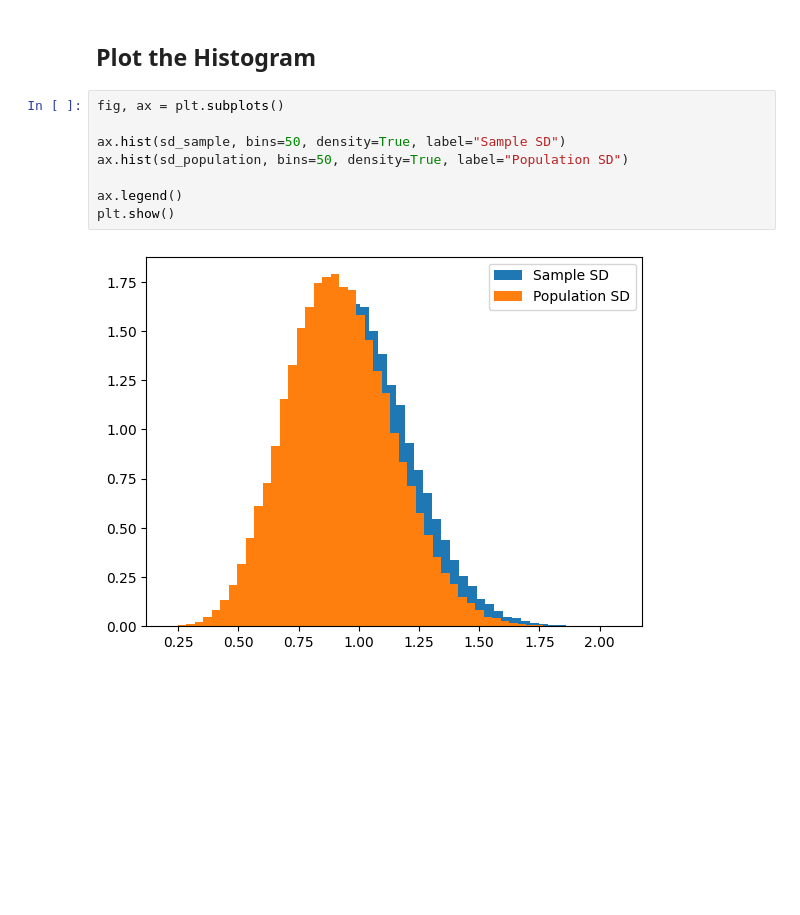
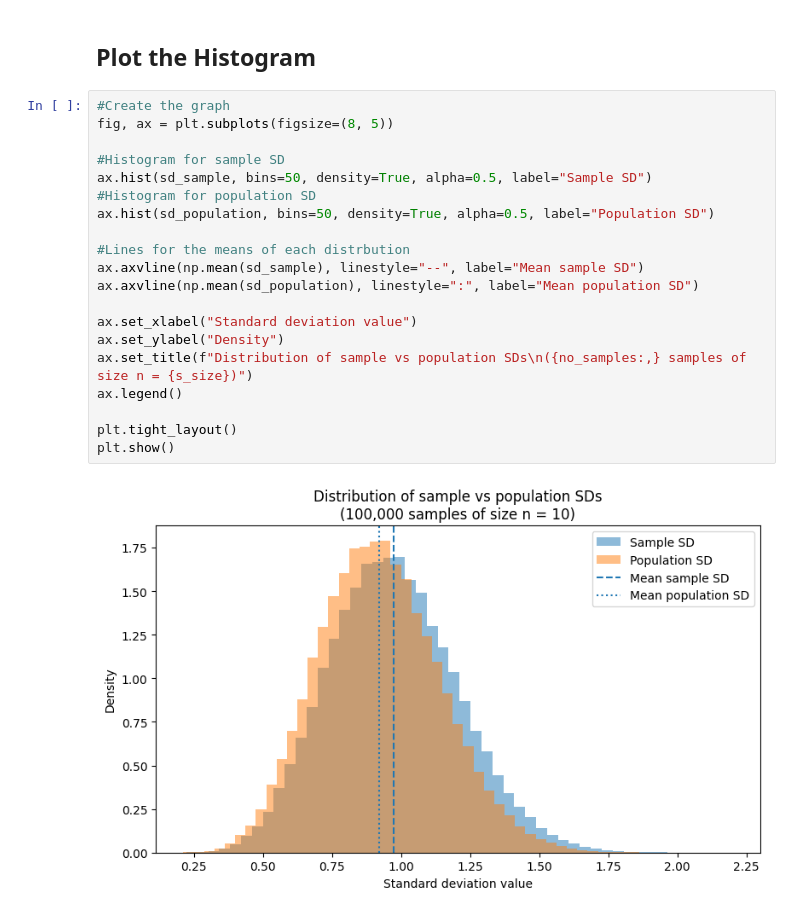
Before and after one commit to aoifeflav/applied_statistics, a Jupyter notebook: problems.ipynb, the cells around one changed output. Saved outputs shown, nothing was run; the diff lists cells and outputs as text; blank space fills up the shorter version.

Commit message:
Styling added to graph

```diff
--- a/problems.ipynb
+++ b/problems.ipynb
@@ -279,12 +279,24 @@ Population SD (ddof=0):
 # %% [markdown]
 ## Plot the Histogram
 # %%
-fig, ax = plt.subplots()
+#Create the graph
+fig, ax = plt.subplots(figsize=(8, 5))
 
-ax.hist(sd_sample, bins=50, density=True, label="Sample SD")
-ax.hist(sd_population, bins=50, density=True, label="Population SD")
+#Histogram for sample SD
+ax.hist(sd_sample, bins=50, density=True, alpha=0.5, label="Sample SD")
+#Histogram for population SD
+ax.hist(sd_population, bins=50, density=True, alpha=0.5, label="Population SD")
 
+#Lines for the means of each distrbution
+ax.axvline(np.mean(sd_sample), linestyle="--", label="Mean sample SD")
+ax.axvline(np.mean(sd_population), linestyle=":", label="Mean population SD")
+
+ax.set_xlabel("Standard deviation value")
+ax.set_ylabel("Density")
+ax.set_title(f"Distribution of sample vs population SDs\n({no_samples:,} samples of size n = {s_size})")
 ax.legend()
+
+plt.tight_layout()
 plt.show()
 # %% [output]
-[figure, old version]
+[figure, new version]
```
Also changed, not shown: parts of 3 cells of this notebook.
